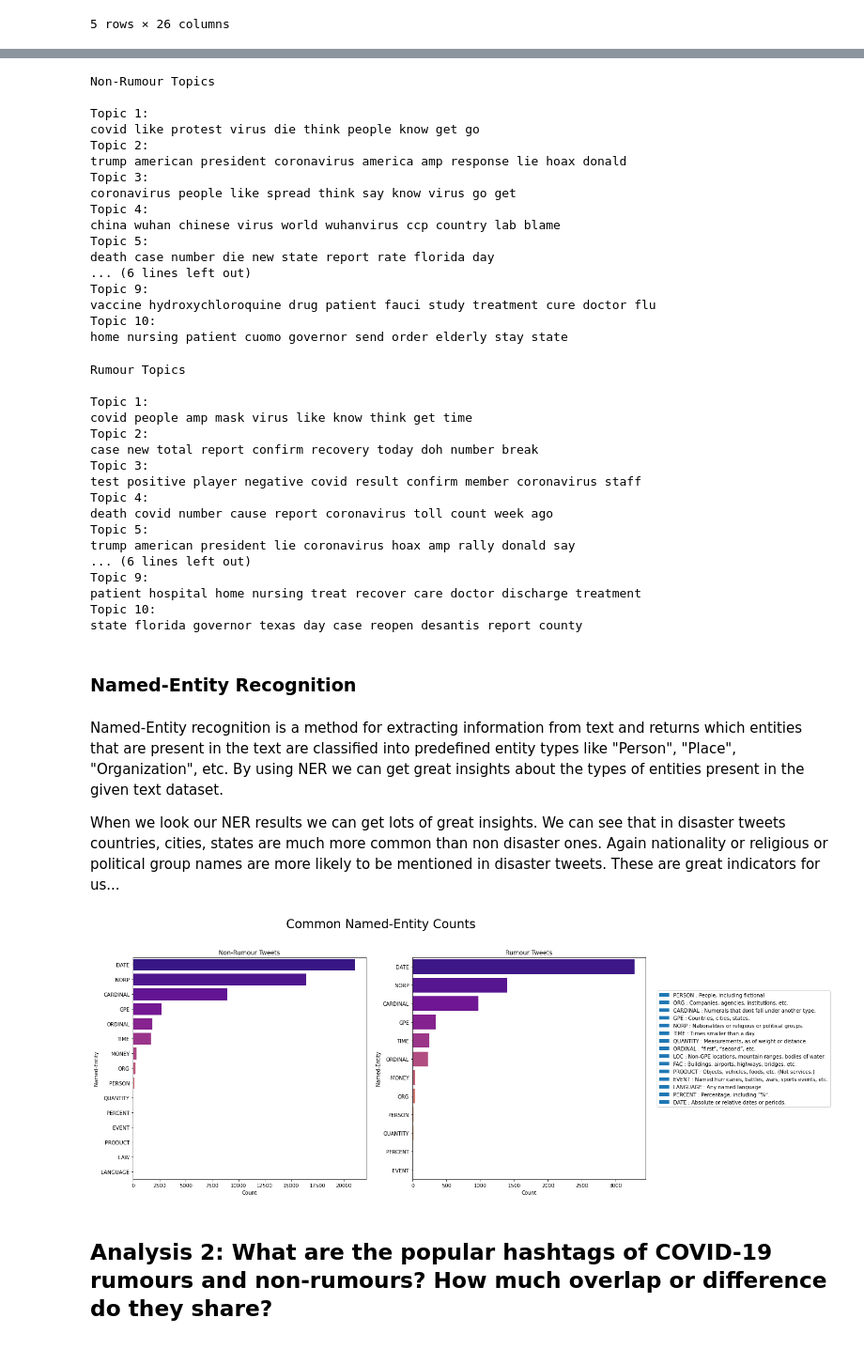
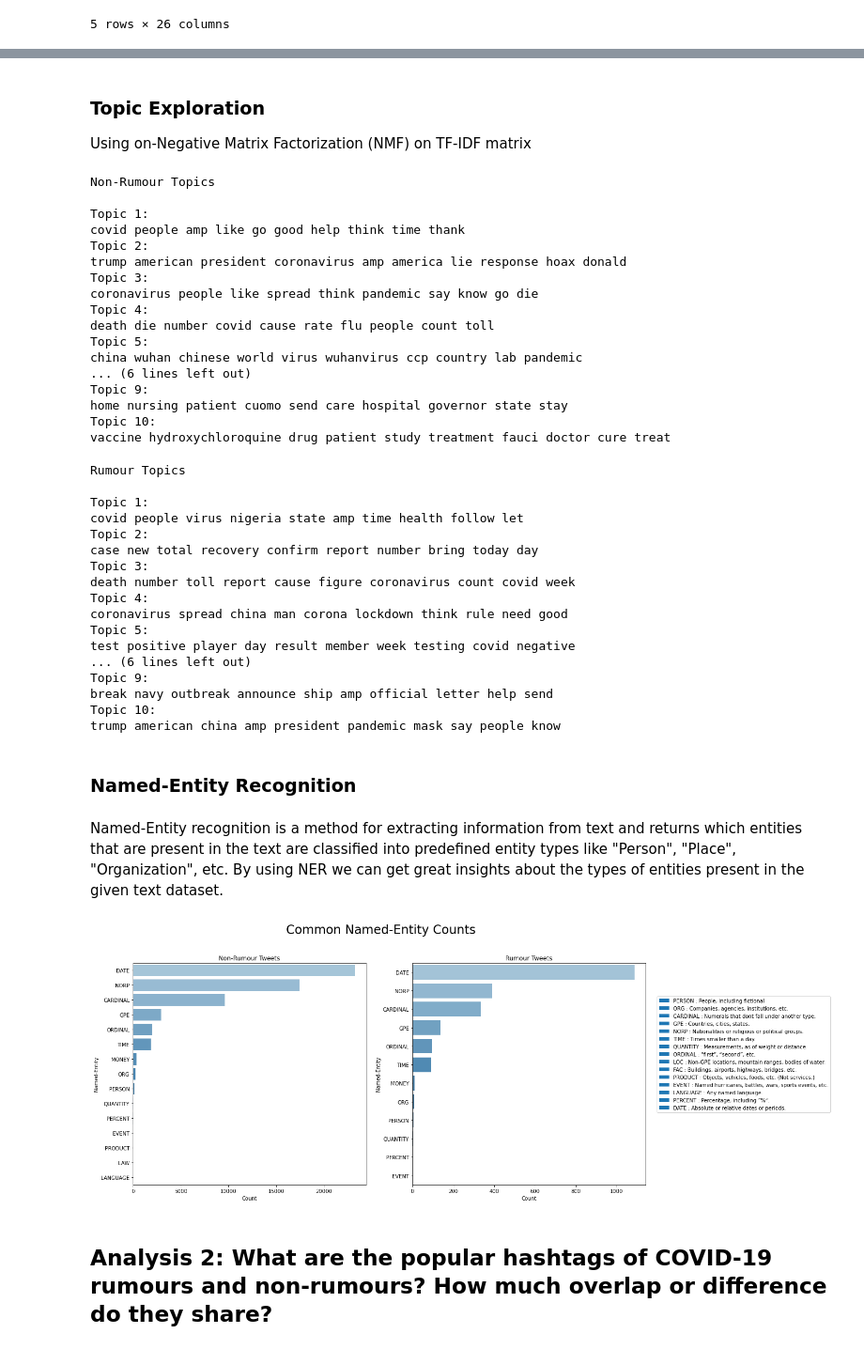
Before and after one commit to Bachfischer/COMP90042-Rumour-Detection-on-Twitter, a Jupyter notebook: src/02_rumour_analysis.ipynb, the cells around one changed output, grey strips where cells are left out. Shown at 94% size. Saved outputs shown, nothing was run; the diff lists cells and outputs as text; code cells hidden in the pictures.

```diff
--- a/src/02_rumour_analysis.ipynb
+++ b/src/02_rumour_analysis.ipynb
@@ -202,7 +202,7 @@ for i, j in zip(lis, axes):
             x.append(word)
             y.append(count)
 
-    sns.barplot(x=y, y=x, palette='plasma', ax=j)
+    sns.barplot(x=y, y=x, palette='Blues_d', ax=j)
 
 axes[0].set_title('Non Rumour Tweets')
 axes[1].set_title('Rumour Tweets')
@@ -264,3 +258,7 @@ When we inspect our top ten topics we might need to use little imagination to he
+# %% [markdown]
+### Topic Exploration
+
+Using on-Negative Matrix Factorization (NMF) on TF-IDF matrix
 # %%
 def display_topics(text, no_top_words, topic):
 
@@ -287,46 +285,44 @@ display_topics(lis[0], 10, 'Non-Rumour Topics\n')
 Non-Rumour Topics
 
 Topic 1:
-covid like protest virus die think people know get go
+covid people amp like go good help think time thank
 Topic 2:
-trump american president coronavirus america amp response lie hoax donald
+trump american president coronavirus amp america lie response hoax donald
 Topic 3:
-coronavirus people like spread think say know virus go get
+coronavirus people like spread think pandemic say know go die
 Topic 4:
-china wuhan chinese virus world wuhanvirus ccp country lab blame
+death die number covid cause rate flu people count toll
 Topic 5:
-death case number die new state report rate florida day
+china wuhan chinese world virus wuhanvirus ccp country lab pandemic
 ... (6 lines left out)
 Topic 9:
-vaccine hydroxychloroquine drug patient fauci study treatment cure doctor flu
+home nursing patient cuomo send care hospital governor state stay
 Topic 10:
-home nursing patient cuomo governor send order elderly stay state
+vaccine hydroxychloroquine drug patient study treatment fauci doctor cure treat
 # %%
 display_topics(lis[1], 10,'Rumour Topics\n')
 # %% [output]
 Rumour Topics
 
 Topic 1:
-covid people amp mask virus like know think get time
+covid people virus nigeria state amp time health follow let
 Topic 2:
-case new total report confirm recovery today doh number break
+case new total recovery confirm report number bring today day
 Topic 3:
-test positive player negative covid result confirm member coronavirus staff
+death number toll report cause figure coronavirus count covid week
 Topic 4:
-death covid number cause report coronavirus toll count week ago
+coronavirus spread china man corona lockdown think rule need good
 Topic 5:
-trump american president lie coronavirus hoax amp rally donald say
+test positive player day result member week testing covid negative
 ... (6 lines left out)
 Topic 9:
-patient hospital home nursing treat recover care doctor discharge treatment
+break navy outbreak announce ship amp official letter help send
 Topic 10:
-state florida governor texas day case reopen desantis report county
+trump american china amp president pandemic mask say people know
 # %% [markdown]
 ### Named-Entity Recognition
 # %% [markdown]
 Named-Entity recognition is a method for extracting information from text and returns which entities that are present in the text are classified into predefined entity types like "Person", "Place", "Organization", etc. By using NER we can get great insights about the types of entities present in the given text dataset.
-
-When we look our NER results we can get lots of great insights. We can see that in disaster tweets countries, cities, states are much more common than non disaster ones. Again nationality or religious or political group names are more likely to be mentioned in disaster tweets. These are great indicators for us...
 # %%
 fig, axes = plt.subplots(1, 2, figsize=(18, 8))
 axes = axes.flatten()
@@ -342,41 +338,41 @@ for i, j in zip(lis, axes):
     count = counter.most_common()[:15]
 
     x, y = map(list, zip(*count))
-    sns.barplot(x=y, y=x, ax=j, palette='plasma')
+    sns.barplot(x=y, y=x, ax=j, palette='Blues_d')
 
 axes[0].set_title('Non-Rumour Tweets')
 axes[1].set_title('Rumour Tweets')
 axes[0].set_xlabel('Count')
 axes[0].set_ylabel('Named-Entity')
 axes[1].set_xlabel('Count')
 axes[1].set_ylabel('Named-Entity')
 fig.suptitle('Common Named-Entity Counts', fontsize=24, va='baseline')
 
 
 
 patch1 = mpatches.Patch(label='PERSON : People, including fictional')
 patch2 = mpatches.Patch(label='ORG : Companies, agencies, institutions, etc.')
 patch3 = mpatches.Patch(label='CARDINAL : Numerals that dont fall under another type.')
 patch4 = mpatches.Patch(label='GPE : Countries, cities, states.')
 patch5 = mpatches.Patch(label='NORP : Nationalities or religious or political groups.')
 patch6 = mpatches.Patch(label='TIME : Times smaller than a day.')
 patch7 = mpatches.Patch(label='QUANTITY : Measurements, as of weight or distance.')
 patch8 = mpatches.Patch(label='ORDINAL : “first”, “second”, etc.')
 patch9 = mpatches.Patch(label='LOC : Non-GPE locations, mountain ranges, bodies of water.')
 patch10 = mpatches.Patch(label='FAC : Buildings, airports, highways, bridges, etc.')
 patch11 = mpatches.Patch(label='PRODUCT : Objects, vehicles, foods, etc. (Not services.)')
 patch12 = mpatches.Patch(label='EVENT : Named hurricanes, battles, wars, sports events, etc.')
 patch13 = mpatches.Patch(label='LANGUAGE : Any named language.')
 patch14 = mpatches.Patch(label='PERCENT : Percentage, including ”%“.')
 patch15 = mpatches.Patch(label='DATE : Absolute or relative dates or periods.')
 
 
 
 plt.legend(handles=[patch1, patch2, patch3, patch4, patch5, patch6, patch7, patch8, patch9, patch10, patch11, patch12, patch13, patch14, patch15, ],bbox_to_anchor=(1.05, 0.85), loc='upper left', borderaxespad=0.)
 
 plt.show()
 # %% [output]
-[figure, old version]
+[figure, new version]
 # %% [markdown]
 ## Analysis 2:  What are the popular hashtags of COVID-19 rumours and non-rumours? How much overlap or difference do they share?
 # %%
```
Also changed, not shown: parts of 37 cells of this notebook, 1 other file.
